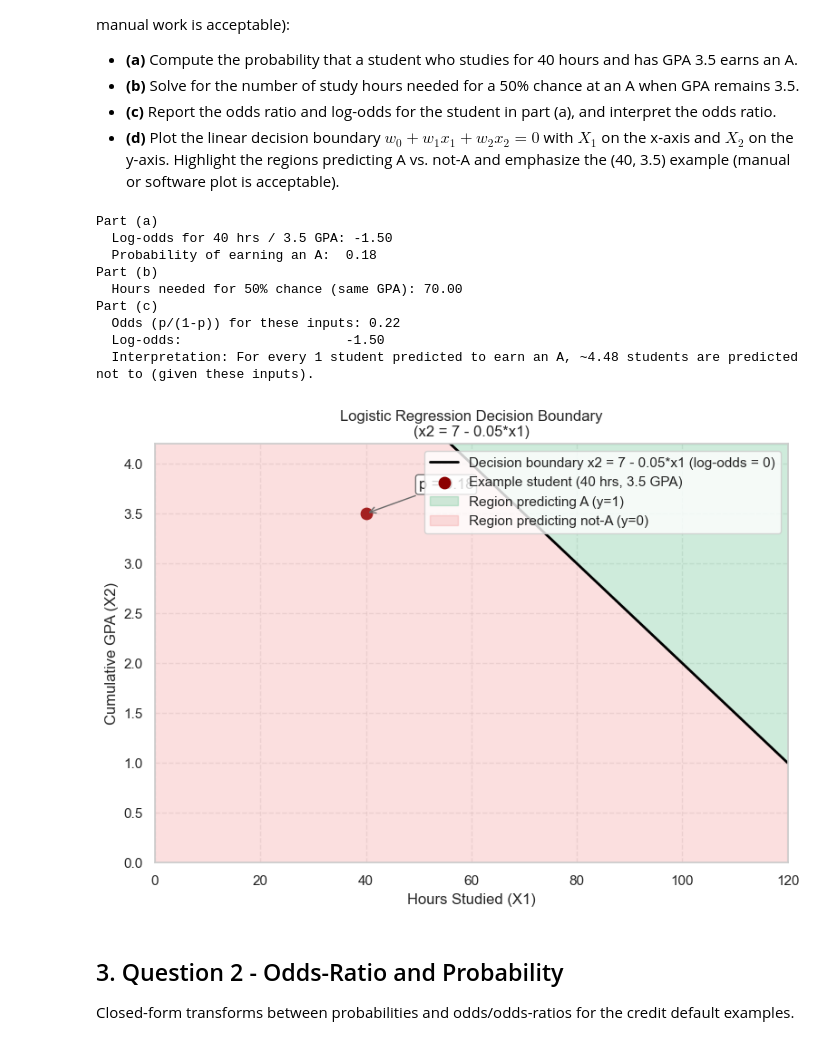
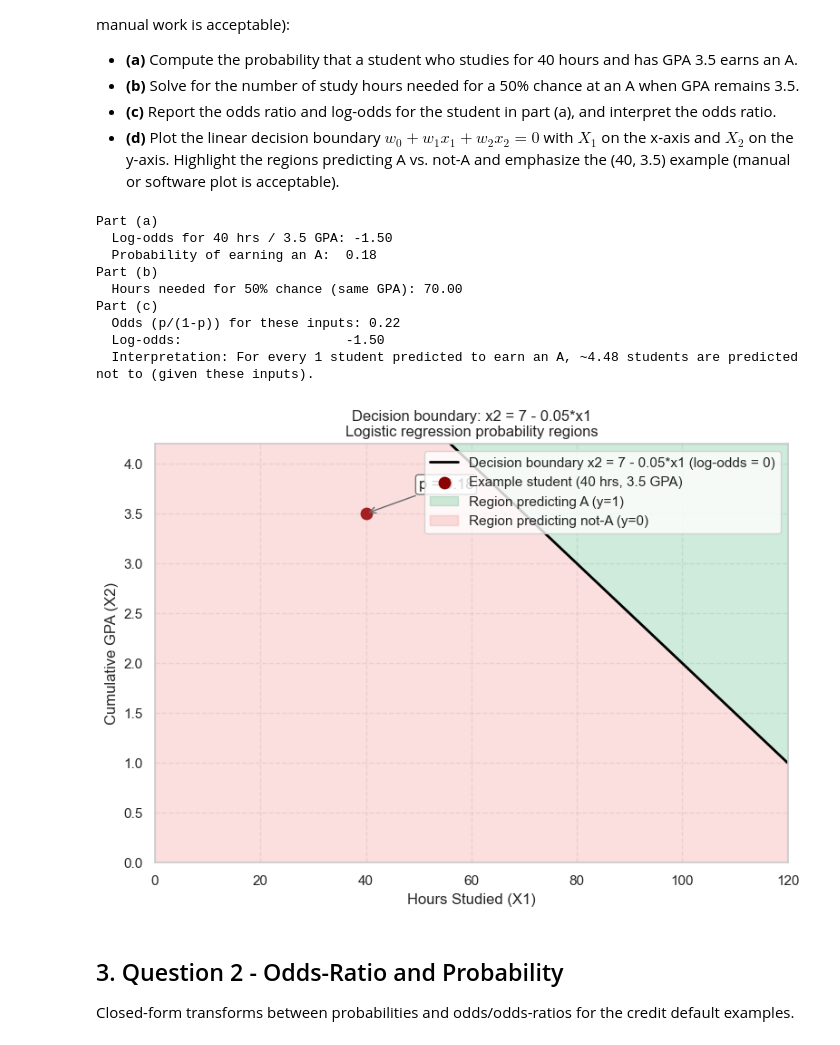
Before and after one commit to albertoquiroga-ctrl/exchange-data-concepts, a Jupyter notebook: Assignment 2.ipynb, the cells around one changed output. Saved outputs shown, nothing was run; the diff lists cells and outputs as text; code cells hidden in the pictures.

```diff
--- a/Assignment 2.ipynb
+++ b/Assignment 2.ipynb
@@ -222,35 +222,35 @@ plt.fill_between(
     color="lightcoral",
     alpha=0.25,
     label="Region predicting not-A (y=0)",
 )
 
 plt.annotate(
     f"p = {prob_a:.2f}",
     xy=(hours_example, gpa_example),
     xytext=(hours_example + 10, gpa_example + 0.25),
     arrowprops=dict(arrowstyle="->", color="dimgray"),
     bbox=dict(boxstyle="round,pad=0.2", fc="white", ec="dimgray", alpha=0.9),
 )
 
-plt.title("Logistic Regression Decision Boundary\n(x2 = 7 - 0.05*x1)")
+plt.title("Decision boundary: x2 = 7 - 0.05*x1\nLogistic regression probability regions")
 plt.xlabel("Hours Studied (X1)")
 plt.ylabel("Cumulative GPA (X2)")
 plt.ylim(0, 4.2)
 plt.xlim(0, 120)
 plt.grid(True, linestyle="--", alpha=0.4)
 plt.legend(loc="upper right")
 plt.show()
 # %% [output]
 Part (a)
   Log-odds for 40 hrs / 3.5 GPA: -1.50
   Probability of earning an A:  0.18
 Part (b)
   Hours needed for 50% chance (same GPA): 70.00
 Part (c)
   Odds (p/(1-p)) for these inputs: 0.22
   Log-odds:                     -1.50
   Interpretation: For every 1 student predicted to earn an A, ~4.48 students are predicted not to (given these inputs).
-[figure, old version]
+[figure, new version]
 # %% [markdown]
 ## 3. Question 2 - Odds-Ratio and Probability
 
```
Also changed, not shown: parts of 3 cells of this notebook.
